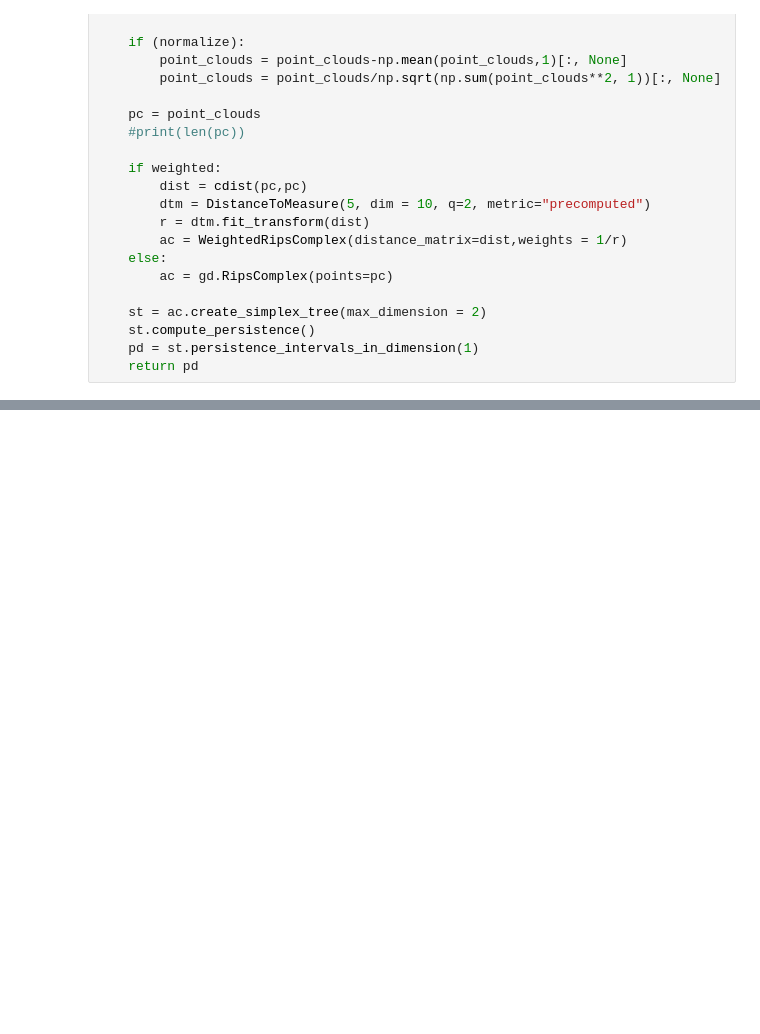
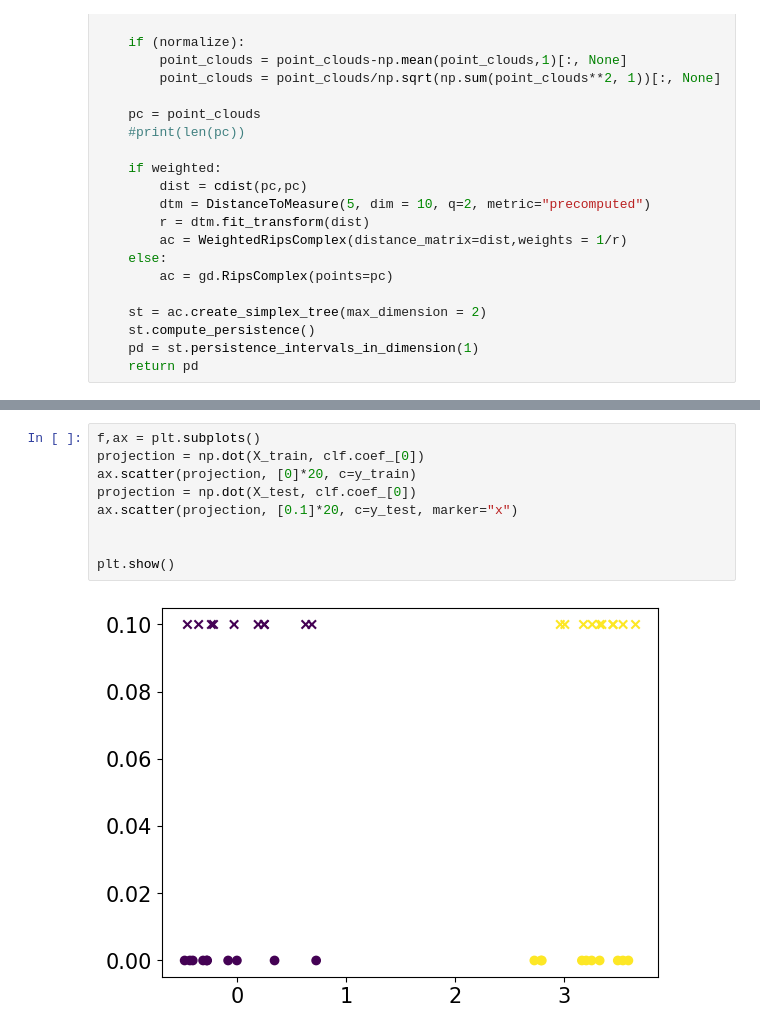
Before and after one commit to nihell/SignalProcessing, a Jupyter notebook: vibstand_data.ipynb, the cells around one changed output, grey strips where cells are left out. Cells and saved outputs as stored; diff of their text form; blank space fills up the shorter version.

```diff
--- a/vibstand_data.ipynb
+++ b/vibstand_data.ipynb
@@ -227,0 +302,11 @@ plt.show()
+# %%
+f,ax = plt.subplots()
+projection = np.dot(X_train, clf.coef_[0])
+ax.scatter(projection, [0]*20, c=y_train)
+projection = np.dot(X_test, clf.coef_[0])
+ax.scatter(projection, [0.1]*20, c=y_test, marker="x")
+
+
+plt.show()
+# %% [output]
+[figure, added]
```
Also changed, not shown: parts of 10 cells of this notebook, 5 other files.
